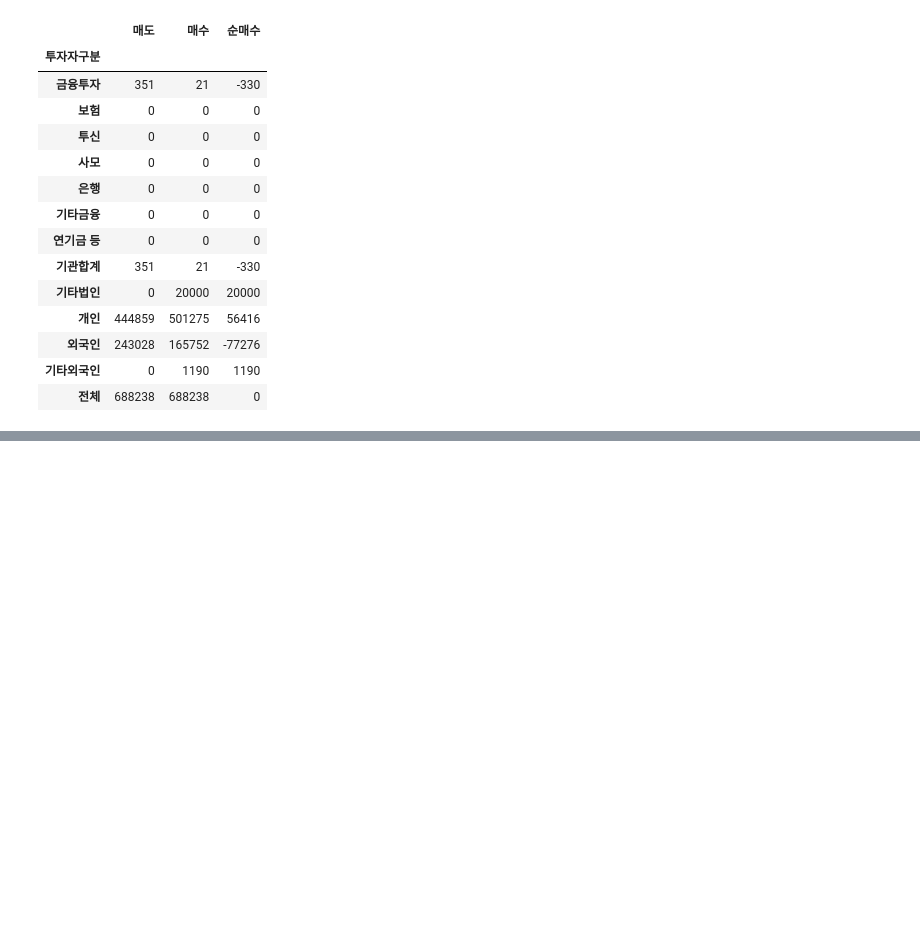
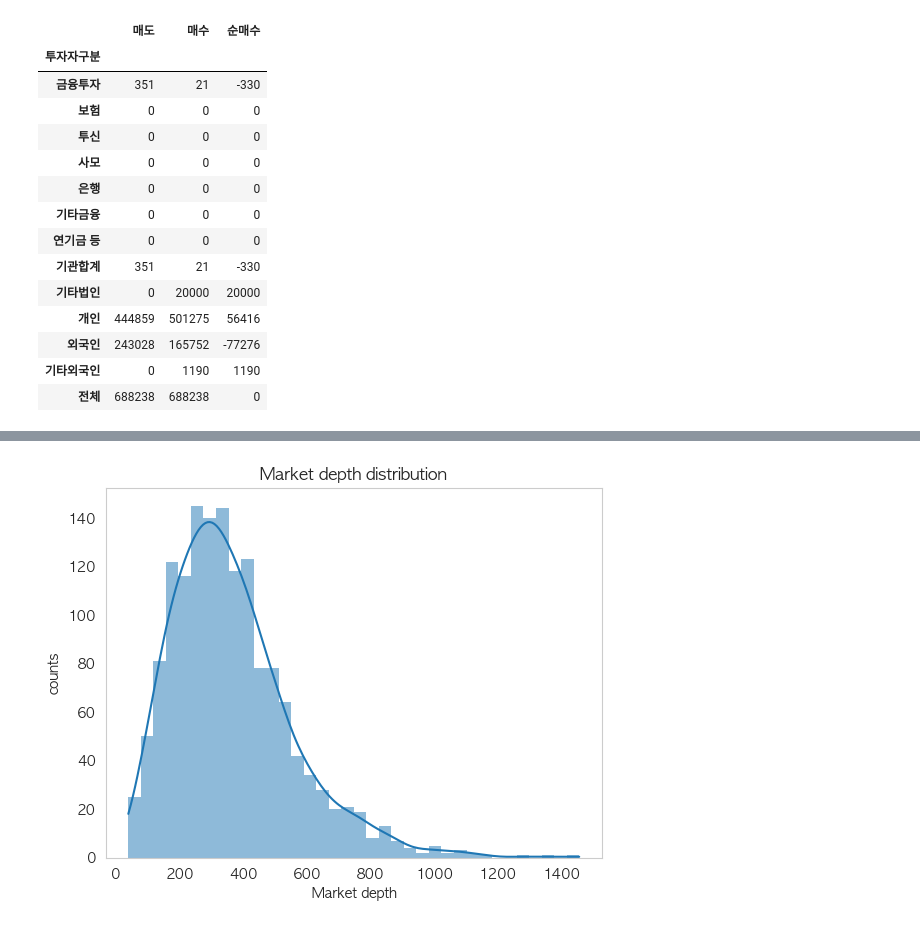
Before and after one commit to Tommylee1013/FinancialMachineLearning, a Jupyter notebook: Advances in Financial Machine Learning/PyKRX.ipynb, the cells around one changed output, grey strips where cells are left out. Cells and saved outputs as stored; diff of their text form; code cells hidden in the pictures; blank space fills up the shorter version.

```diff
--- a/Advances in Financial Machine Learning/PyKRX.ipynb
+++ b/Advances in Financial Machine Learning/PyKRX.ipynb
@@ -89,0 +151,15 @@ data
+# %%
+import seaborn as sns
+
+sns.histplot(
+    market_depth.market_depth[market_depth.market_depth != np.inf],
+    edgecolor = 'none',
+    kde = True
+)
+plt.grid(False)
+plt.xlabel('Market depth')
+plt.ylabel('counts')
+plt.title('Market depth distribution')
+plt.show()
+# %% [output]
+[figure, added]
```
Also changed, not shown: parts of 9 cells of this notebook, 6 other files.
